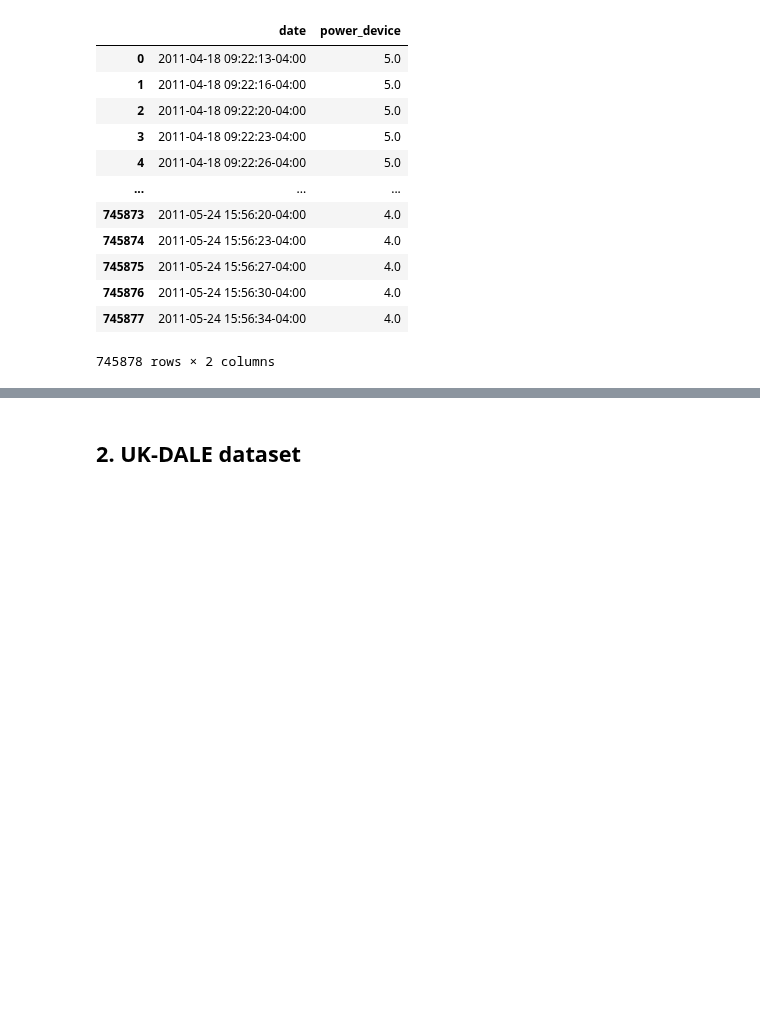
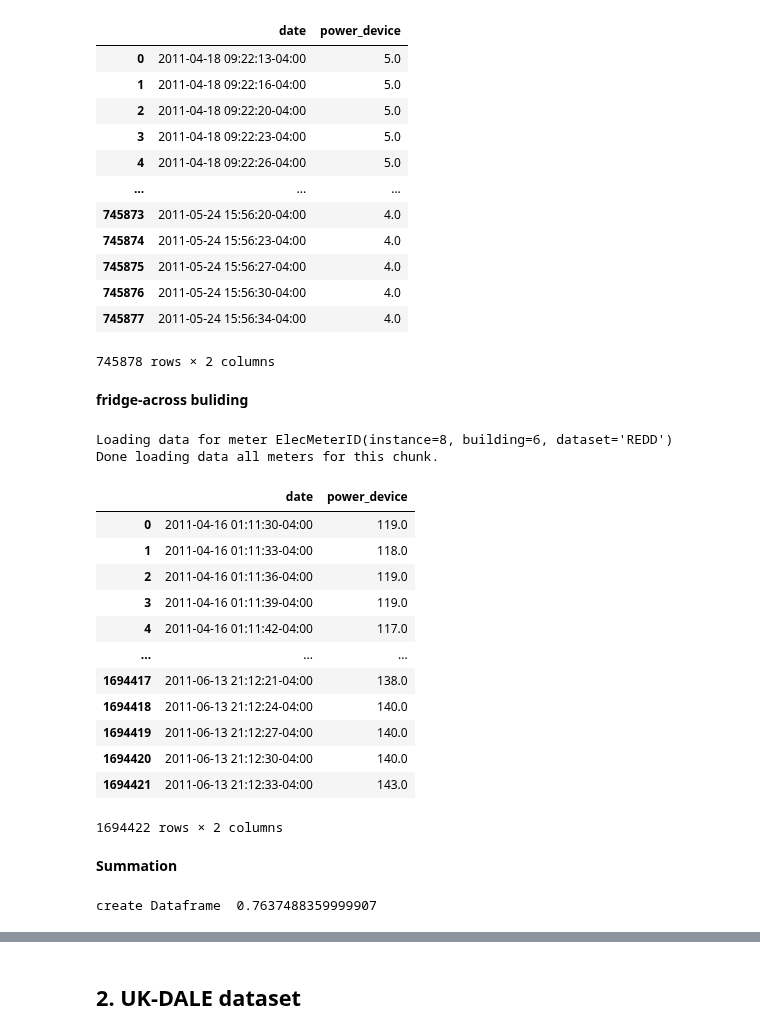
Before and after one commit to Gracepicharporn/Data-Science-project, a Jupyter notebook: nilmtk_REDD.ipynb, the cells around one changed output, grey strips where cells are left out. Saved outputs shown, nothing was run; the diff lists cells and outputs as text; code cells hidden in the pictures; blank space fills up the shorter version.

```diff
--- a/nilmtk_REDD.ipynb
+++ b/nilmtk_REDD.ipynb
@@ -1191,3 +1204,32 @@ microwave_building1
 745878 rows × 2 columns
 # %%
 microwave_building1.to_csv('REDD-microwave_building1.csv')
+# %% [markdown]
+**fridge-across buliding**
+# %%
+fridge_across_building = nilmtk.global_meter_group.select_using_appliances(type='fridge').power_series_all_data()
+# %% [output]
+Loading data for meter ElecMeterID(instance=8, building=6, dataset='REDD')
+Done loading data all meters for this chunk.
+# %%
+fridge_across_building = pd.DataFrame(fridge_across_building)
+fridge_across_building.index.name = 'date'
+fridge_across_building.columns = ['power_device']
+fridge_across_building['power_device'] = fridge_across_building['power_device'].fillna(0)
+fridge_across_building = fridge_across_building.reset_index()
+# %%
+fridge_across_building
+# %% [output]
+|  | date | power_device |
+| 0 | 2011-04-16 01:11:30-04:00 | 119.0 |
+| 1 | 2011-04-16 01:11:33-04:00 | 118.0 |
+| 2 | 2011-04-16 01:11:36-04:00 | 119.0 |
+| 3 | 2011-04-16 01:11:39-04:00 | 119.0 |
+| 4 | 2011-04-16 01:11:42-04:00 | 117.0 |
+| ... | ... | ... |
+| 1694417 | 2011-06-13 21:12:21-04:00 | 138.0 |
+| 1694418 | 2011-06-13 21:12:24-04:00 | 140.0 |
+| 1694419 | 2011-06-13 21:12:27-04:00 | 140.0 |
+| 1694420 | 2011-06-13 21:12:30-04:00 | 140.0 |
+| 1694421 | 2011-06-13 21:12:33-04:00 | 143.0 |
+1694422 rows × 2 columns
@@ -1193,0 +1240,2 @@ microwave_building1.to_csv('REDD-microwave_building1.csv')
+# %% [markdown]
+**Summation**
@@ -1193,0 +1297,4 @@ microwave_building1.to_csv('REDD-microwave_building1.csv')
+# %%
+ceated_deactiveimage_acrossbuliding(reedd_allpowerseries, fridge_across_building)
+# %% [output]
+create Dataframe  0.7637488359999907
```
Also changed, not shown: parts of 27 cells of this notebook, 1 other file.
